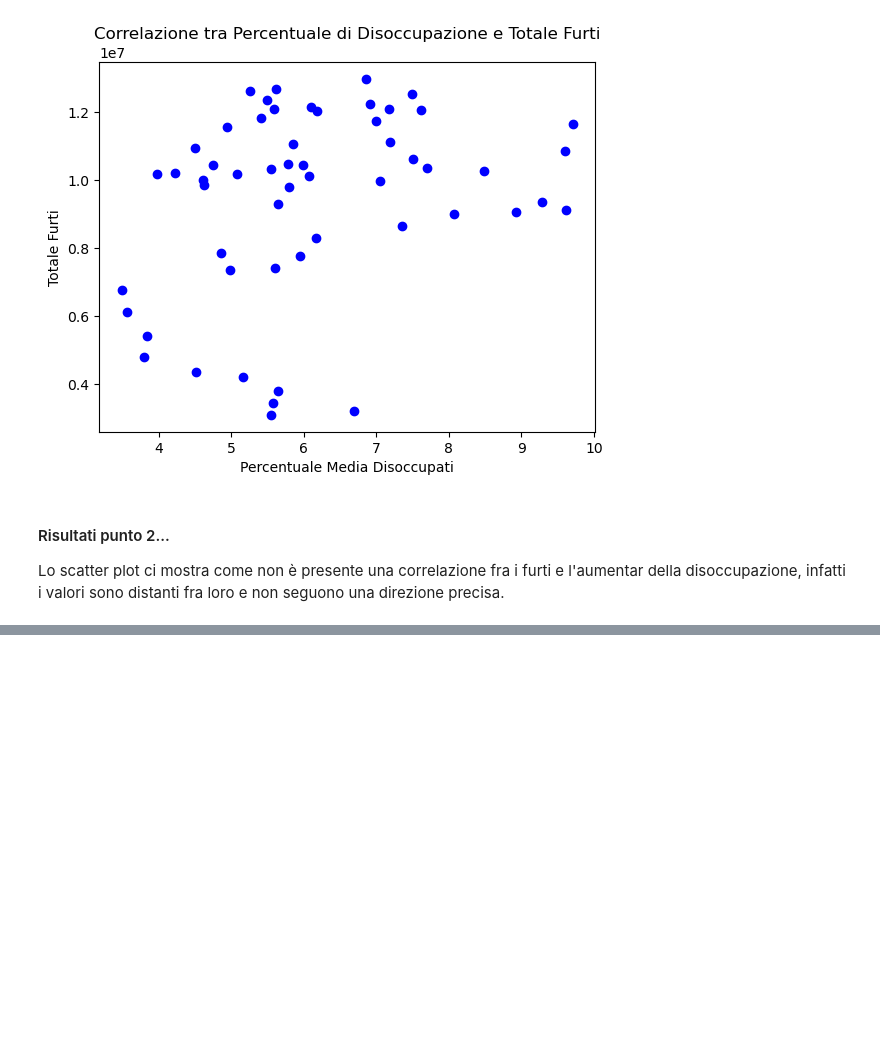
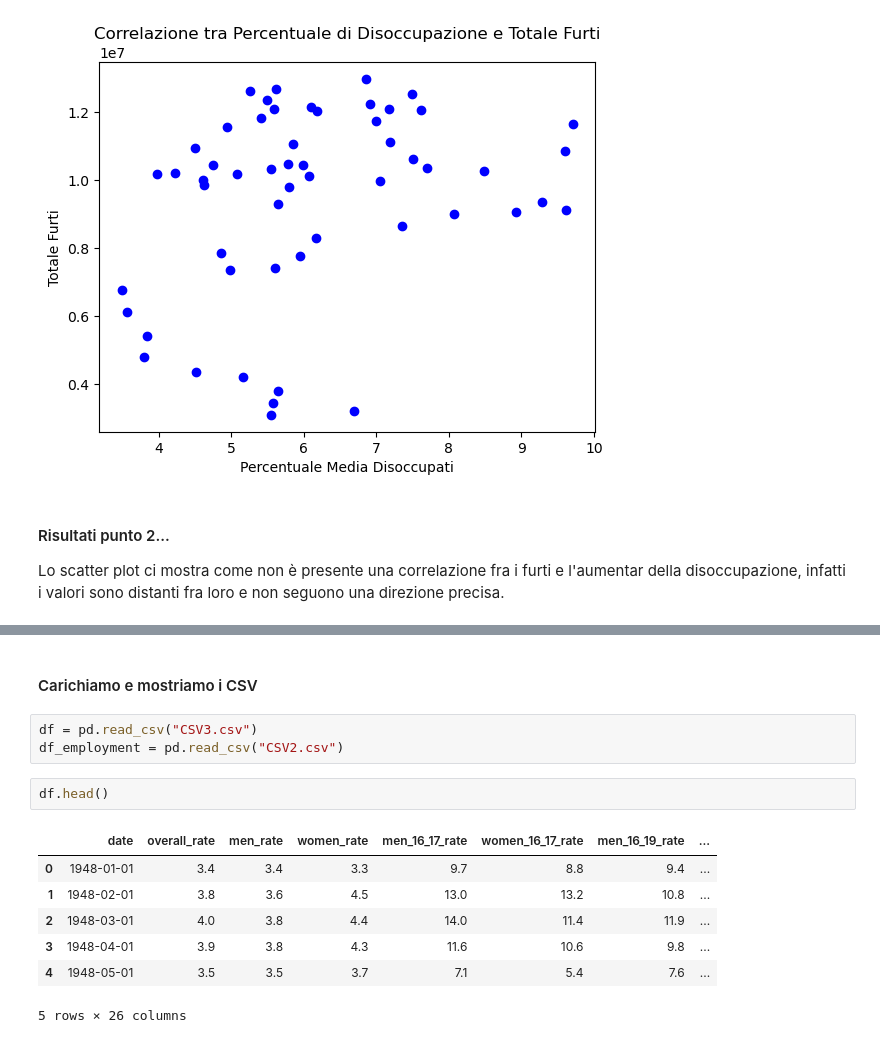
Before and after one commit to MatteoCalvanico/DataAnalytics-Project, a Jupyter notebook: Progetto.ipynb, the cells around one changed output, grey strips where cells are left out. Cells and saved outputs as stored; diff of their text form; blank space fills up the shorter version.

```diff
--- a/Progetto.ipynb
+++ b/Progetto.ipynb
@@ -347,0 +258,15 @@ Risulta evidente che negli anni il trend di disocupazione giovanile sia maggiore
+# %% [markdown]
+#### Carichiamo e mostriamo i CSV
+# %%
+df = pd.read_csv("CSV3.csv")
+df_employment = pd.read_csv("CSV2.csv")
+# %%
+df.head()
+# %% [output]
+|  | date | overall_rate | men_rate | women_rate | men_16_17_rate | women_16_17_rate | men_16_19_rate | ... |
+| 0 | 1948-01-01 | 3.4 | 3.4 | 3.3 | 9.7 | 8.8 | 9.4 | ... |
+| 1 | 1948-02-01 | 3.8 | 3.6 | 4.5 | 13.0 | 13.2 | 10.8 | ... |
+| 2 | 1948-03-01 | 4.0 | 3.8 | 4.4 | 14.0 | 11.4 | 11.9 | ... |
+| 3 | 1948-04-01 | 3.9 | 3.8 | 4.3 | 11.6 | 10.6 | 9.8 | ... |
+| 4 | 1948-05-01 | 3.5 | 3.5 | 3.7 | 7.1 | 5.4 | 7.6 | ... |
+5 rows × 26 columns
```
Also changed, not shown: parts of 38 cells of this notebook.
